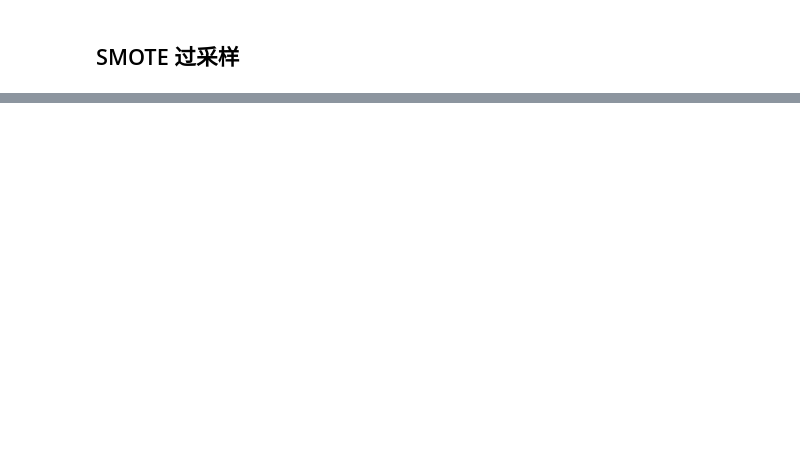
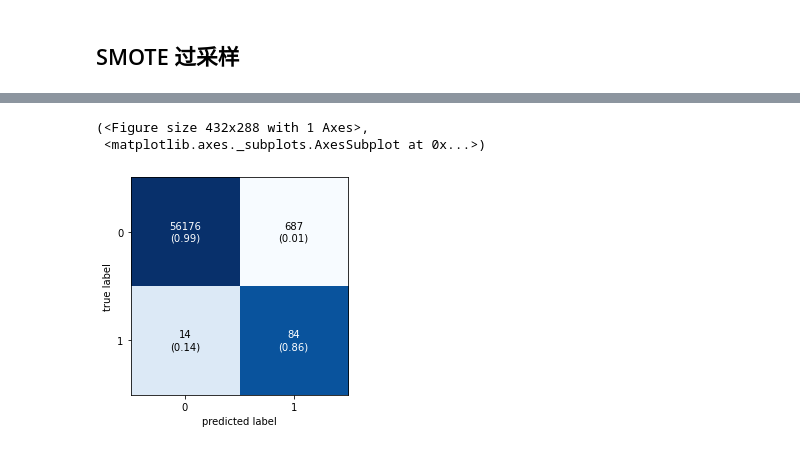
Before and after one commit to ChaoyuHuang/deepLearning, a Jupyter notebook: Chap9 各种算法尝试建模credit fraud.ipynb, the cells around one changed output, grey strips where cells are left out. Drawn from its saved outputs; the diff is of its cells as text; code cells hidden in the pictures; blank space fills up the shorter version.

```diff
--- a/Chap9 各种算法尝试建模credit fraud.ipynb
+++ b/Chap9 各种算法尝试建模credit fraud.ipynb
@@ -983,3 +1047,14 @@ print(classification_report(original_ytest, smote_prediction, target_names=label
+# %%
+from mlxtend.plotting import plot_confusion_matrix
+from sklearn.metrics import confusion_matrix
+
+
+mat_sm = confusion_matrix(y_pred=smote_prediction, y_true=original_ytest)
+plot_confusion_matrix(mat_sm, show_normed=True)
+# %% [output]
+(<Figure size 432x288 with 1 Axes>,
+ <matplotlib.axes._subplots.AxesSubplot at 0x...>)
+[figure, added]
 # %%
 y_score = best_est.decision_function(original_Xtest)
 # %%
```
Also changed, not shown: parts of 41 cells of this notebook.
